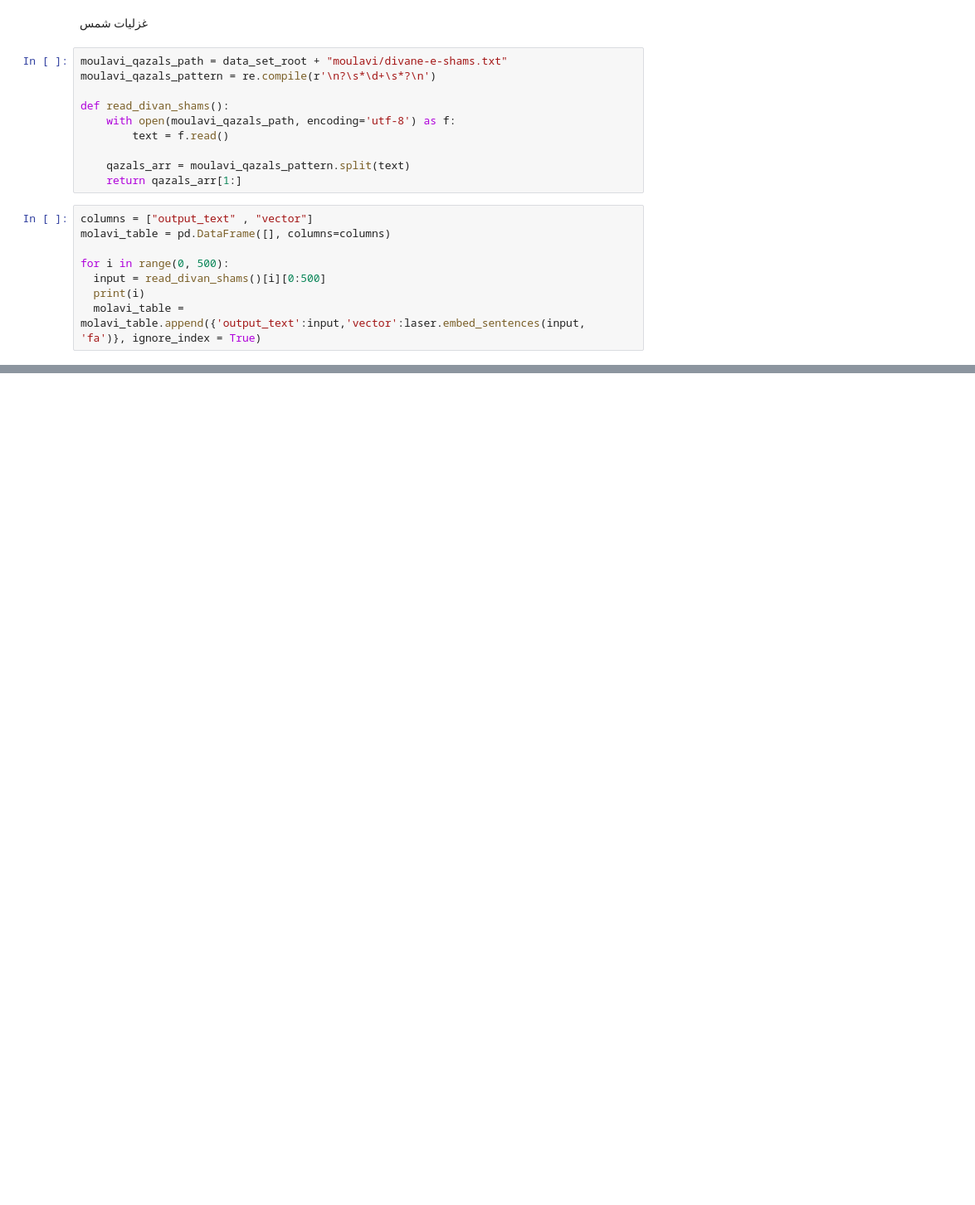
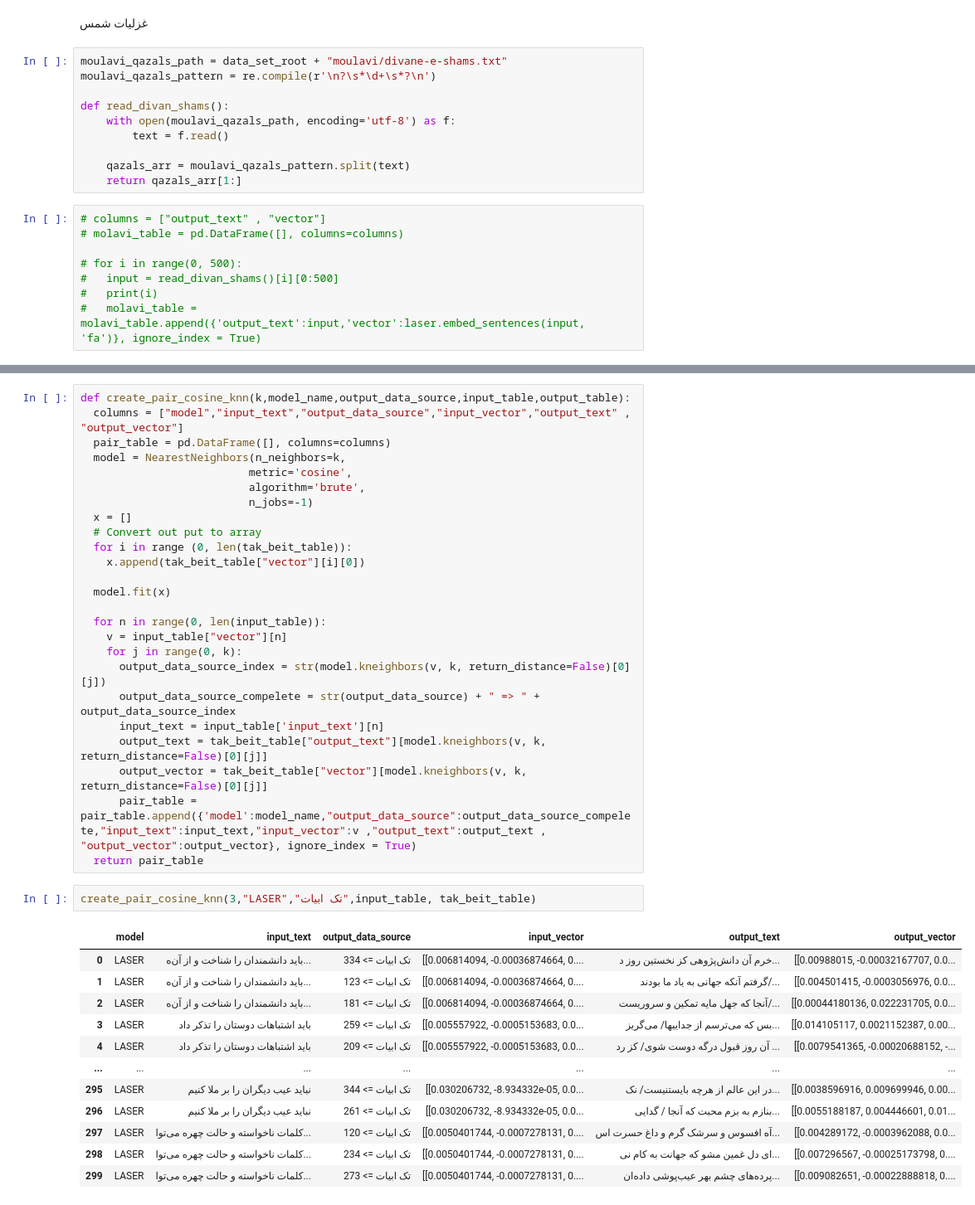
Before and after one commit to Mohamadrezakamali/text-enrich, a Jupyter notebook: LASER.ipynb, the cells around one changed output, grey strips where cells are left out. Shown: that part at 83% size. Drawn from its saved outputs; the diff is of its cells as text; blank space fills up the shorter version.

```diff
--- a/LASER.ipynb
+++ b/LASER.ipynb
@@ -369,10 +360,10 @@ def read_divan_shams():
     qazals_arr = moulavi_qazals_pattern.split(text)
     return qazals_arr[1:]
 # %%
-columns = ["output_text" , "vector"]
-molavi_table = pd.DataFrame([], columns=columns)
+# columns = ["output_text" , "vector"]
+# molavi_table = pd.DataFrame([], columns=columns)
 
-for i in range(0, 500):
-  input = read_divan_shams()[i][0:500]
-  print(i)
-  molavi_table = molavi_table.append({'output_text':input,'vector':laser.embed_sentences(input, 'fa')}, ignore_index = True)
+# for i in range(0, 500):
+#   input = read_divan_shams()[i][0:500]
+#   print(i)
+#   molavi_table = molavi_table.append({'output_text':input,'vector':laser.embed_sentences(input, 'fa')}, ignore_index = True)
@@ -428,0 +424,40 @@ ________________________________________________________________________________
+# %%
+def create_pair_cosine_knn(k,model_name,output_data_source,input_table,output_table):
+  columns = ["model","input_text","output_data_source","input_vector","output_text" , "output_vector"]
+  pair_table = pd.DataFrame([], columns=columns)
+  model = NearestNeighbors(n_neighbors=k,
+                          metric='cosine',
+                          algorithm='brute',
+                          n_jobs=-1)
+  x = []
+  # Convert out put to array
+  for i in range (0, len(tak_beit_table)):
+    x.append(tak_beit_table["vector"][i][0])
+
+  model.fit(x)
+
+  for n in range(0, len(input_table)):
+    v = input_table["vector"][n]
+    for j in range(0, k):
+      output_data_source_index = str(model.kneighbors(v, k, return_distance=False)[0][j])
+      output_data_source_compelete = str(output_data_source) + " => " + output_data_source_index
+      input_text = input_table['input_text'][n]
+      output_text = tak_beit_table["output_text"][model.kneighbors(v, k, return_distance=False)[0][j]]
+      output_vector = tak_beit_table["vector"][model.kneighbors(v, k, return_distance=False)[0][j]]
+      pair_table = pair_table.append({'model':model_name,"output_data_source":output_data_source_compelete,"input_text":input_text,"input_vector":v ,"output_text":output_text , "output_vector":output_vector}, ignore_index = True)
+  return pair_table
+# %%
+create_pair_cosine_knn(3,"LASER","تک ابیات",input_table, tak_beit_table)
+# %% [output]
+|  | model | input_text | output_data_source | input_vector | output_text | output_vector |
+| 0 | LASER | باید دانشمندان را شناخت و از آن‌ه... | تک ابیات => 334 | [[0.006814094, -0.00036874664, 0.... | خرم آن دانش‌پژوهی کز نخستین روز د... | [[0.00988015, -0.00032167707, 0.0... |
+| 1 | LASER | باید دانشمندان را شناخت و از آن‌ه... | تک ابیات => 123 | [[0.006814094, -0.00036874664, 0.... | گرفتم آنکه جهانی به یاد ما بودند/... | [[0.004501415, -0.0003056976, 0.0... |
+| 2 | LASER | باید دانشمندان را شناخت و از آن‌ه... | تک ابیات => 181 | [[0.006814094, -0.00036874664, 0.... | آنجا که جهل مایه تمکین و سروریست/... | [[0.00044180136, 0.022231705, 0.0... |
+| 3 | LASER | باید اشتباهات دوستان را تذکر داد | تک ابیات => 259 | [[0.005557922, -0.0005153683, 0.0... | بس که می‌ترسم از جداییها/ می‌گریز... | [[0.014105117, 0.0021152387, 0.00... |
+| 4 | LASER | باید اشتباهات دوستان را تذکر داد | تک ابیات => 209 | [[0.005557922, -0.0005153683, 0.0... | آن روز قبول درگه دوست شوی/ کز رد ... | [[0.0079541365, -0.00020688152, -... |
+| ... | ... | ... | ... | ... | ... | ... |
+| 295 | LASER | نباید عیب دیگران را بر ملا کنیم | تک ابیات => 344 | [[0.030206732, -8.934332e-05, 0.0... | در این عالم از هرچه بایستنیست/ نک... | [[0.0038596916, 0.009699946, 0.00... |
+| 296 | LASER | نباید عیب دیگران را بر ملا کنیم | تک ابیات => 261 | [[0.030206732, -8.934332e-05, 0.0... | بنازم به بزم محبت که آنجا / گدایی... | [[0.0055188187, 0.004446601, 0.01... |
+| 297 | LASER | کلمات ناخواسته و حالت چهره می‌توا... | تک ابیات => 120 | [[0.0050401744, -0.0007278131, 0.... | آه افسوس و سرشک گرم و داغ حسرت اس... | [[0.004289172, -0.0003962088, 0.0... |
+| 298 | LASER | کلمات ناخواسته و حالت چهره می‌توا... | تک ابیات => 234 | [[0.0050401744, -0.0007278131, 0.... | ای دل غمین مشو که جهانت به کام نی... | [[0.007296567, -0.00025173798, 0.... |
+| 299 | LASER | کلمات ناخواسته و حالت چهره می‌توا... | تک ابیات => 273 | [[0.0050401744, -0.0007278131, 0.... | پرده‌های چشم بهر عیب‌پوشی داده‌ان... | [[0.009082651, -0.00022888818, 0.... |
```
Also changed, not shown: parts of 15 cells of this notebook.
